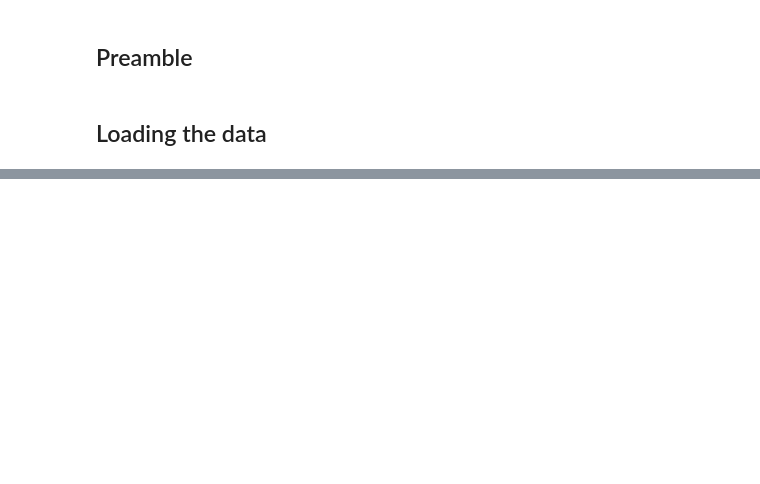
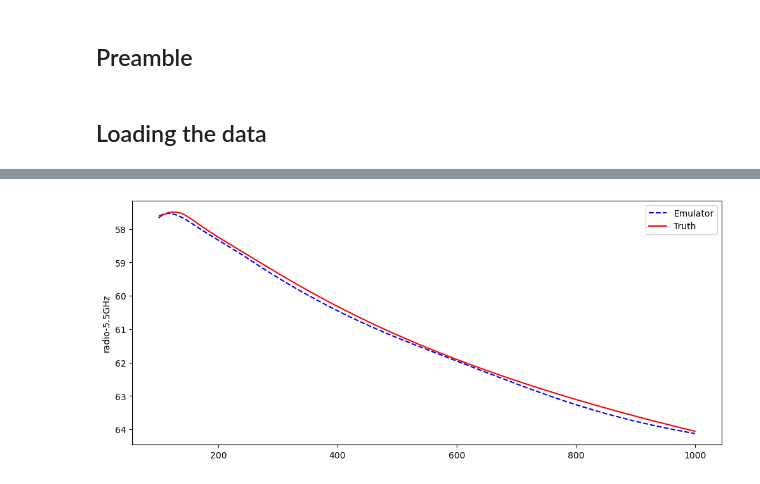
Before and after one commit to ThibeauWouters/grb_surrogate, a Jupyter notebook: preprocessing/explore_data.ipynb, the cells around one changed output, grey strips where cells are left out. Drawn from its saved outputs; the diff is of its cells as text; code cells hidden in the pictures; blank space fills up the shorter version.

```diff
--- a/preprocessing/explore_data.ipynb
+++ b/preprocessing/explore_data.ipynb
@@ -42,0 +260,3 @@ plt.show()
+# %%
+svd_path = "/home/urash/twouters/new_nmma_models/Bu2023Ye_tf" # location on the Potsdam cluster
+training_model.svd_path = svd_path
@@ -42,0 +277,2 @@ plt.show()
+# %%
+training_model.svd_model[example_filter]["model"] = model
@@ -42,0 +430,39 @@ plt.show()
+# %%
+# TODO: improve this mess here
+idx = 4002
+# example_filter_index = filts.index(example_filter)
+example_filter_index = 0
+
+keys = np.array(list(training_data.keys()))
+example_name = keys[idx]
+key = list(training_data.keys())[idx]
+example = training_data[example_name]
+example_data = example["data"]
+raw_lightcurve = example_data[:, example_filter_index]
+example_parameters = [training_data[key][param] for param in parameters]
+example_parameters = np.array(example_parameters)
+
+# Get time grid
+t = times
+_, _, mAB = calc_lc_grb(t,
+                        example_parameters,
+                        svd_mag_model = training_model.svd_model,
+                        interpolation_type="tensorflow",
+                        filters = [example_filter],
+                        mag_ncoeff = 10
+)
+
+### Plot
+
+fig, ax = plt.subplots(figsize=(12, 5))
+# Plot the surrogate output
+plt.plot(t, mAB[example_filter], color="blue", linestyle = "--", label = "Emulator")
+
+# Also plot the raw data (also processed, interpolated etc)
+plt.plot(t, raw_lightcurve, color = "red", label = "Truth")
+plt.ylabel(example_filter, rotation=90)
+ax.invert_yaxis()
+plt.legend()
+plt.show()
+# %% [output]
+[figure, added]
```
Also changed, not shown: parts of 26 cells of this notebook, 5 other files.
